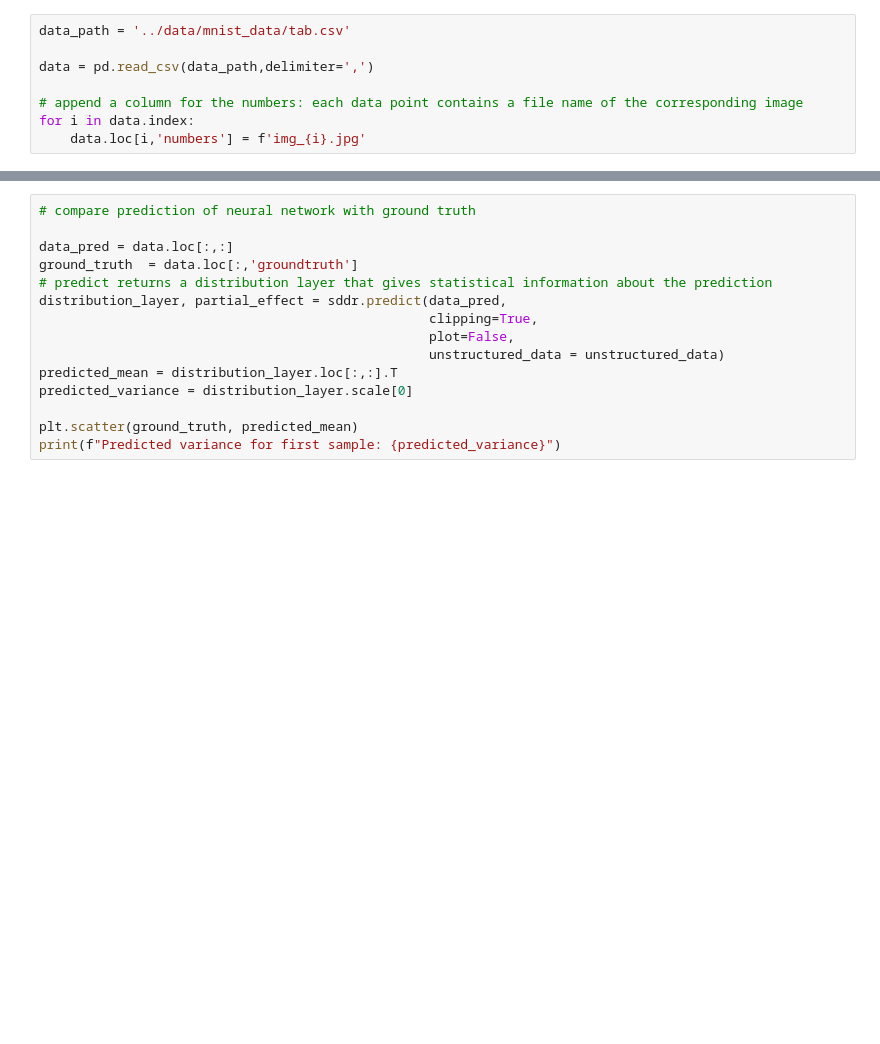
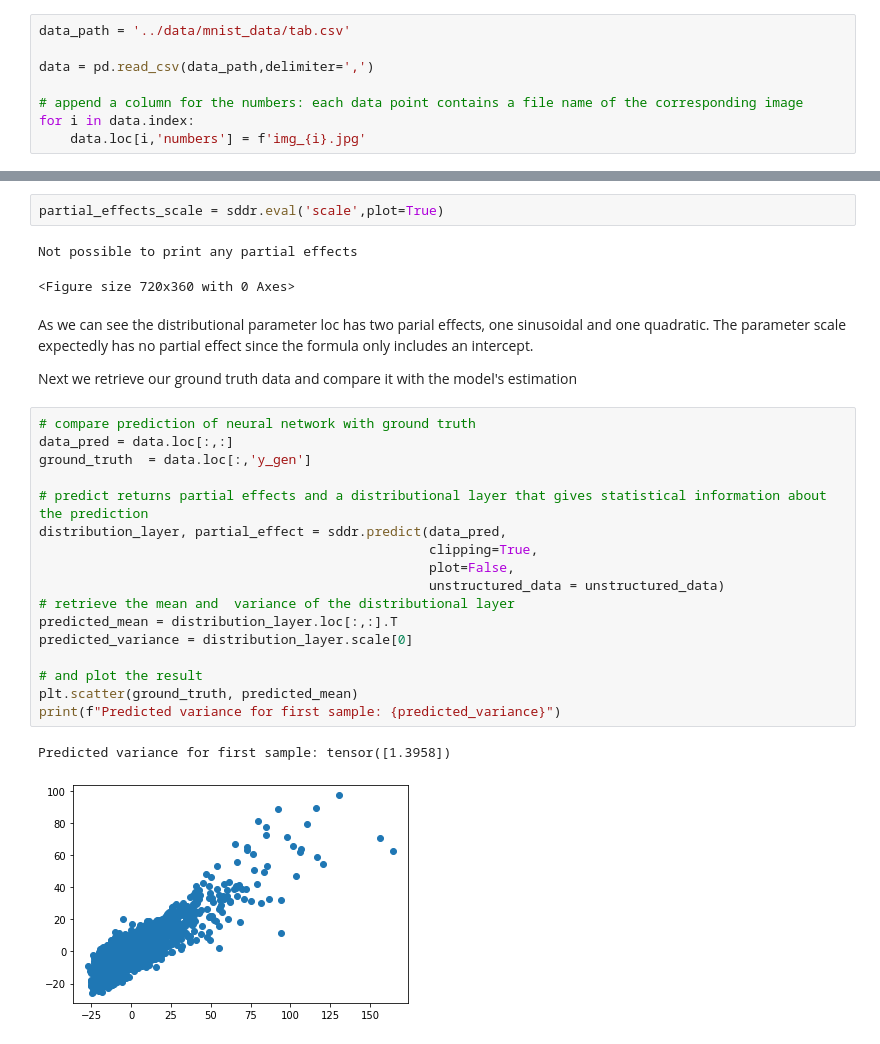
Before and after one commit to HelmholtzAI-Consultants-Munich/PySDDR, a Jupyter notebook: tutorials/AdvancedTutorial.ipynb, the cells around one changed output, grey strips where cells are left out. Cells and saved outputs as stored; diff of their text form; blank space fills up the shorter version.

```diff
--- a/tutorials/AdvancedTutorial.ipynb
+++ b/tutorials/AdvancedTutorial.ipynb
@@ -123,15 +126,29 @@ partial_effects_scale = sddr.eval('scale',plot=True)
+# %%
+partial_effects_scale = sddr.eval('scale',plot=True)
+# %% [output]
+Not possible to print any partial effects
+<Figure size 720x360 with 0 Axes>
+# %% [markdown]
+As we can see the distributional parameter loc has two parial effects, one sinusoidal and one quadratic. The parameter scale expectedly has no partial effect since the formula only includes an intercept.
+
+Next we retrieve our ground truth data and compare it with the model's estimation
 # %%
 # compare prediction of neural network with ground truth
+data_pred = data.loc[:,:]
+ground_truth  = data.loc[:,'y_gen']
 
-data_pred = data.loc[:,:]
-ground_truth  = data.loc[:,'groundtruth']
-# predict returns a distribution layer that gives statistical information about the prediction
+# predict returns partial effects and a distributional layer that gives statistical information about the prediction
 distribution_layer, partial_effect = sddr.predict(data_pred,
                                                   clipping=True,
                                                   plot=False,
                                                   unstructured_data = unstructured_data)
+# retrieve the mean and  variance of the distributional layer
 predicted_mean = distribution_layer.loc[:,:].T
 predicted_variance = distribution_layer.scale[0]
 
+# and plot the result
 plt.scatter(ground_truth, predicted_mean)
 print(f"Predicted variance for first sample: {predicted_variance}")
+# %% [output]
+Predicted variance for first sample: tensor([1.3958])
+[figure, added]
```
Also changed, not shown: parts of 25 cells of this notebook, 1 other file.
